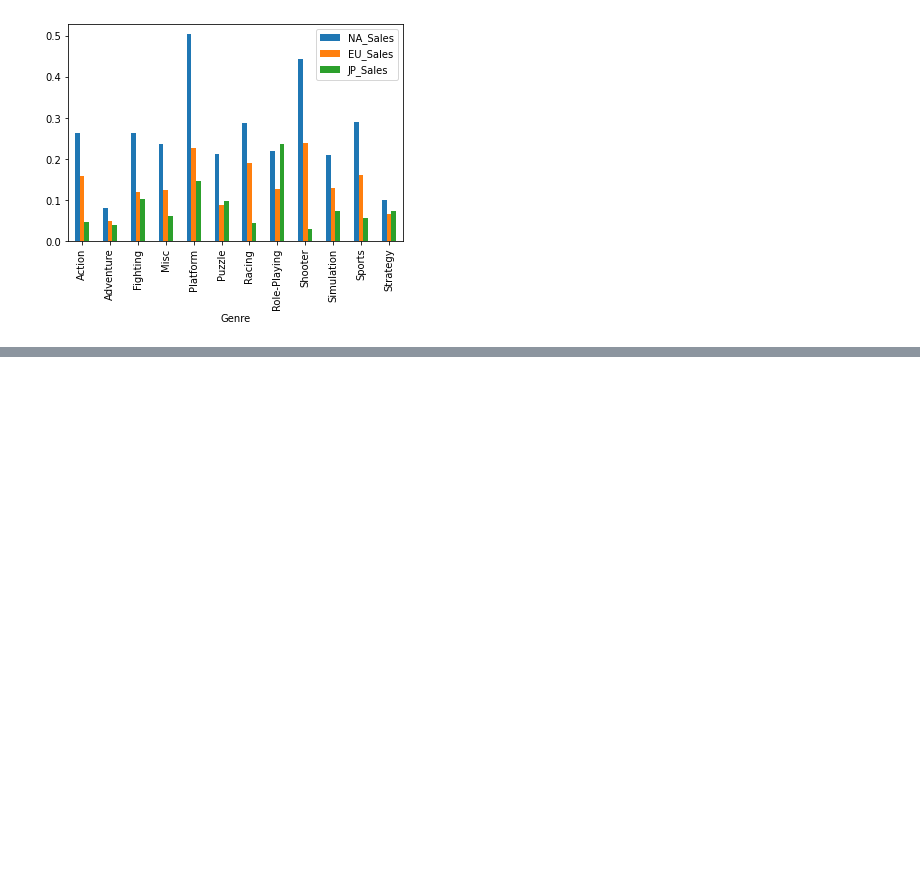
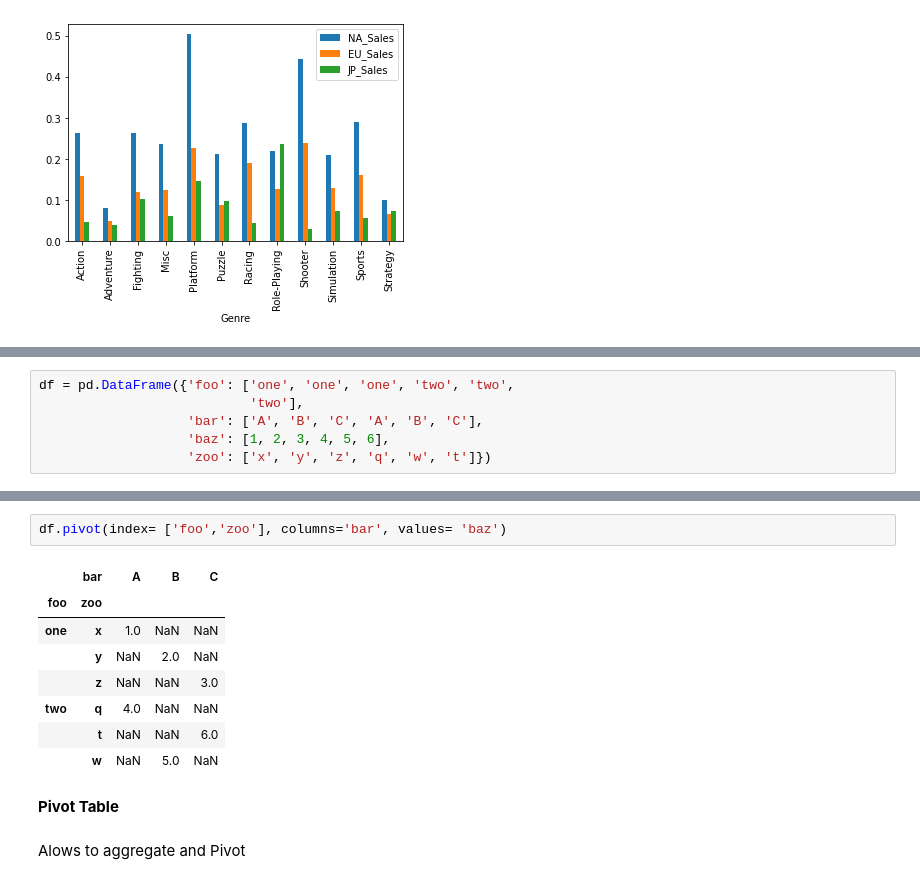
Before and after one commit to chain-veerender/datascience, a Jupyter notebook: Numpy_and_Pandas_Tutorial.ipynb, the cells around one changed output, grey strips where cells are left out. Saved outputs shown, nothing was run; the diff lists cells and outputs as text; blank space fills up the shorter version.

```diff
--- a/Numpy_and_Pandas_Tutorial.ipynb
+++ b/Numpy_and_Pandas_Tutorial.ipynb
@@ -1059,0 +1066,6 @@ group[["NA_Sales",
+# %%
+df = pd.DataFrame({'foo': ['one', 'one', 'one', 'two', 'two',
+                           'two'],
+                   'bar': ['A', 'B', 'C', 'A', 'B', 'C'],
+                   'baz': [1, 2, 3, 4, 5, 6],
+                   'zoo': ['x', 'y', 'z', 'q', 'w', 't']})
@@ -1059,0 +1097,15 @@ group[["NA_Sales",
+# %%
+df.pivot(index= ['foo','zoo'], columns='bar', values= 'baz')
+# %% [output]
+|  | bar | A | B | C |
+| foo | zoo |  |  |  |
+| one | x | 1.0 | NaN | NaN |
+|  | y | NaN | 2.0 | NaN |
+|  | z | NaN | NaN | 3.0 |
+| two | q | 4.0 | NaN | NaN |
+|  | t | NaN | NaN | 6.0 |
+|  | w | NaN | 5.0 | NaN |
+# %% [markdown]
+**Pivot Table**
+# %% [markdown]
+Alows to aggregate and Pivot
```
Also changed, not shown: parts of 9 cells of this notebook.
